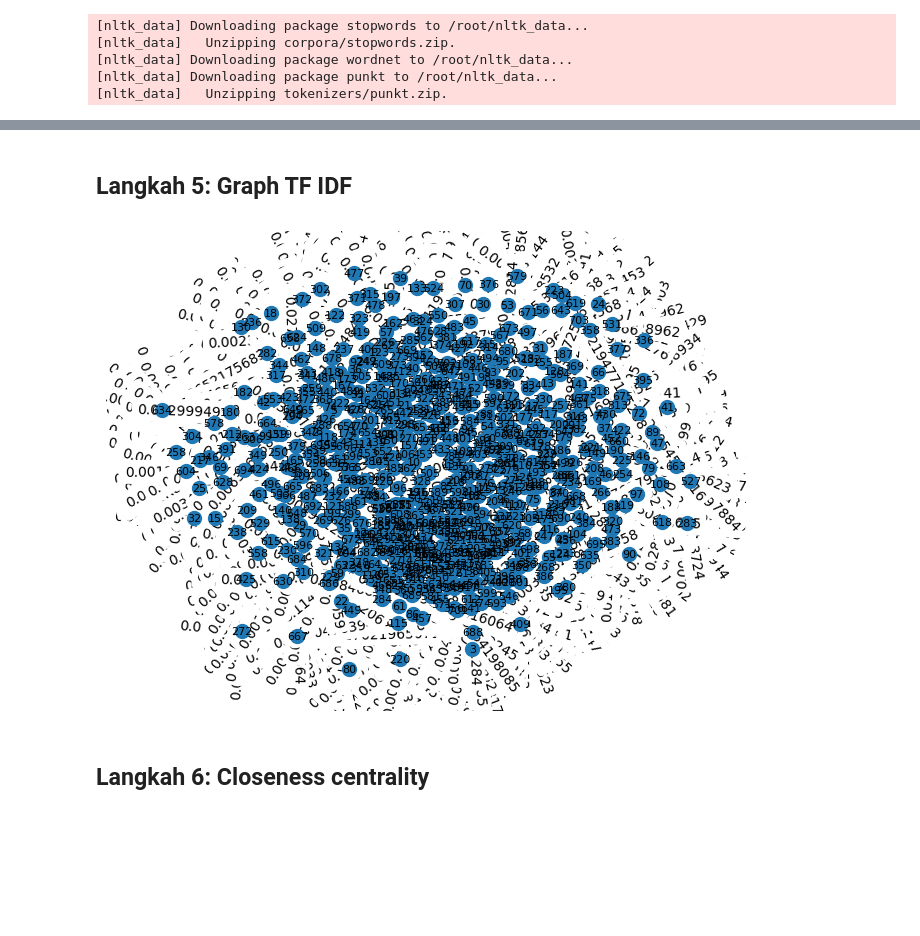
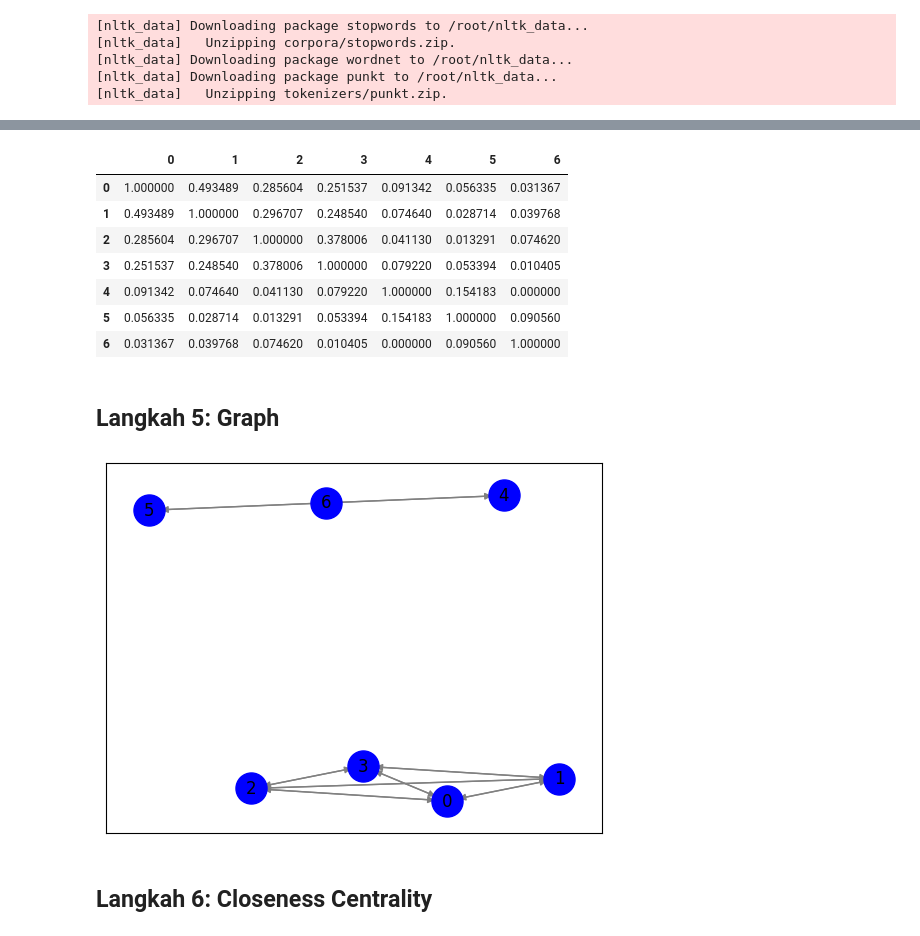
Before and after one commit to khikisb/ppw, a Jupyter notebook: _sources/tugas-ppw/Tugas-4.ipynb, the cells around one changed output, grey strips where cells are left out. Saved outputs shown, nothing was run; the diff lists cells and outputs as text; code cells hidden in the pictures; blank space fills up the shorter version.

```diff
--- a/_sources/tugas-ppw/Tugas-4.ipynb
+++ b/_sources/tugas-ppw/Tugas-4.ipynb
@@ -247,8 +170,0 @@ for i in range(len(tokenize)):
-# %%
-join=[]
-for i in range(len(stopword)):
-  joinkata = ' '.join(stopword[i])
-  join.append(joinkata)
-
-hasilpreproses = pd.DataFrame(join, columns=['Isi Berita'])
-hasilpreproses
@@ -313,6 +211,8 @@ cosine_similarity_matrix = np.dot(tf_idf_array, tf_idf_array.T)
 # %%
-for i in range(len(hasilpreproses['Isi Berita'])):
-    for j in range(len(hasilpreproses['Isi Berita'])):
-        if i != j:
-            print(f"Kemiripan antara Dokumen {i+1} dan Dokumen {j+1}: {cosine_similarity_matrix[i][j]}")
+cosine_similarities = cosine_similarity(tfidf_matrix, tfidf_matrix)
+
+for i in range(len(kalimat)):
+    for j in range(i+1, len(kalimat)):
+        similarity = cosine_similarities[i][j]
+        print(f"Similarity Kalimat {i+1} dan Kalimat {j+1}: {similarity:.4f}")
 # %% [output]
@@ -320,2 +236,14 @@ Output hidden; open in https://colab.research.google.com to view.
+# %%
+similarity_df = pd.DataFrame(cosine_similarities, columns=range(len(kalimat)), index=range(len(kalimat)))
+similarity_df
+# %% [output]
+|  | 0 | 1 | 2 | 3 | 4 | 5 | 6 |
+| 0 | 1.000000 | 0.493489 | 0.285604 | 0.251537 | 0.091342 | 0.056335 | 0.031367 |
+| 1 | 0.493489 | 1.000000 | 0.296707 | 0.248540 | 0.074640 | 0.028714 | 0.039768 |
+| 2 | 0.285604 | 0.296707 | 1.000000 | 0.378006 | 0.041130 | 0.013291 | 0.074620 |
+| 3 | 0.251537 | 0.248540 | 0.378006 | 1.000000 | 0.079220 | 0.053394 | 0.010405 |
+| 4 | 0.091342 | 0.074640 | 0.041130 | 0.079220 | 1.000000 | 0.154183 | 0.000000 |
+| 5 | 0.056335 | 0.028714 | 0.013291 | 0.053394 | 0.154183 | 1.000000 | 0.090560 |
+| 6 | 0.031367 | 0.039768 | 0.074620 | 0.010405 | 0.000000 | 0.090560 | 1.000000 |
 # %% [markdown]
-## Langkah 5: Graph TF IDF
+## Langkah 5: Graph
@@ -327,22 +250,21 @@ G = nx.Graph()
-# %%
-# Tambahkan edge berdasarkan similarity
-num_docs = len(hasilpreproses['Isi Berita'])
-threshold = 0
-for i in range(num_docs):
-    for j in range(i+1, num_docs):
-        similarity = cosine_similarity_matrix[i][j]
-        if similarity > threshold:
-            G.add_edge(i, j, weight=similarity)
-# %%
-pos = nx.spring_layout(G)  # Atur layout sesuai kebutuhan
-labels = {i: i for i in G.nodes()}
-
-nx.draw(G, pos, labels=labels, with_labels=True, node_size=100, font_size=8)
-edge_labels = nx.get_edge_attributes(G, 'weight')
-nx.draw_networkx_edge_labels(G, pos, edge_labels=edge_labels)
-
-plt.show()
-# %% [output]
-[figure, removed]
+# %%
+G = nx.DiGraph()
+for i in range(len(cosine_similarities)):
+    G.add_node(i)
+
+for i in range(len(cosine_similarities)):
+    for j in range(len(cosine_similarities)):
+        similarity = cosine_similarities[i][j]
+        if similarity > 0.150 and i != j:
+            G.add_edge(i, j)
+
+pos = nx.spring_layout(G)
+nx.draw_networkx_nodes(G, pos, node_size=500, node_color='b')
+nx.draw_networkx_edges(G, pos, edge_color='gray', arrows=True)
+nx.draw_networkx_labels(G, pos)
+
+plt.show()
+# %% [output]
+[figure, added]
 # %% [markdown]
-## Langkah 6: Closeness centrality
+## Langkah 6: Closeness Centrality
```
Also changed, not shown: parts of 25 cells of this notebook, 3 other files.
